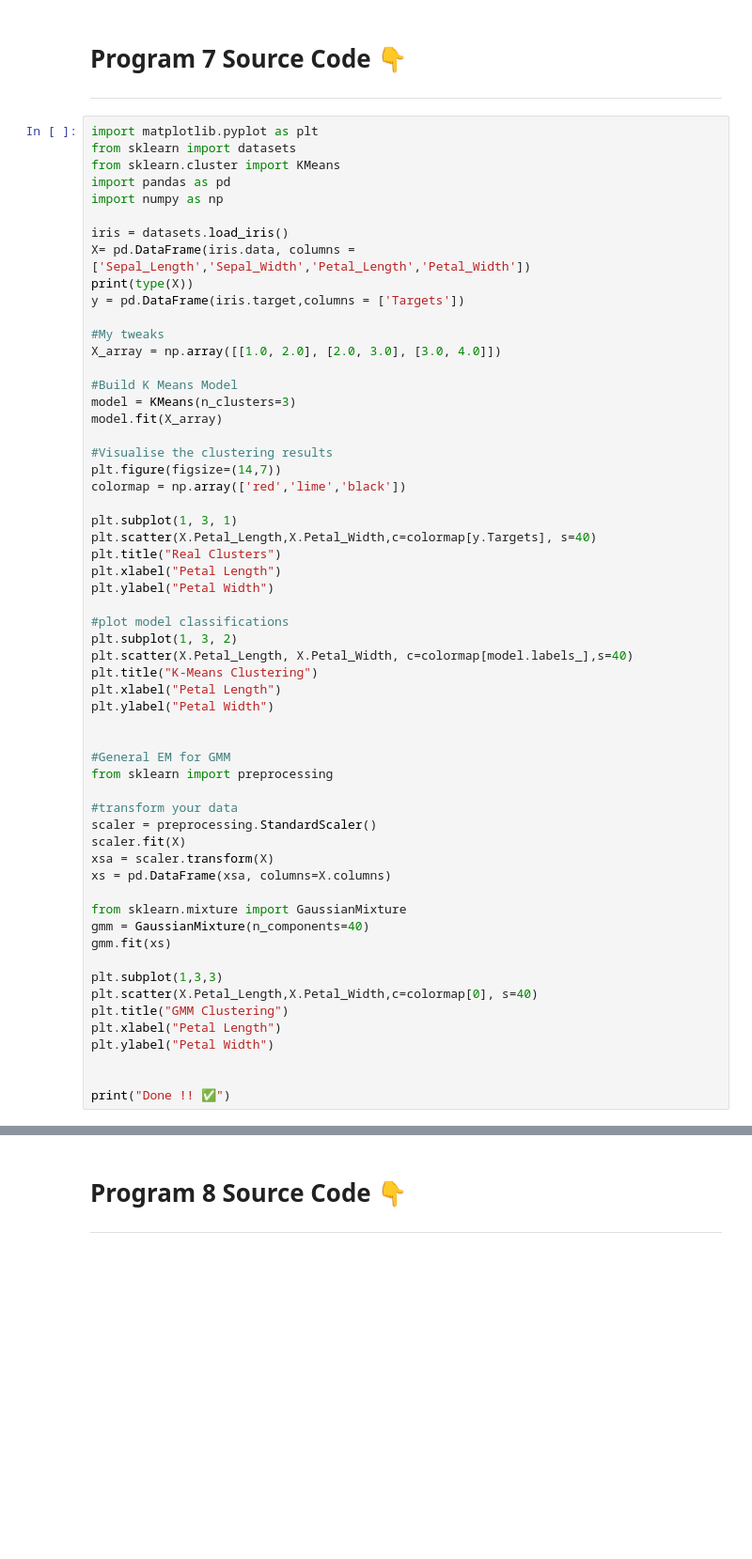
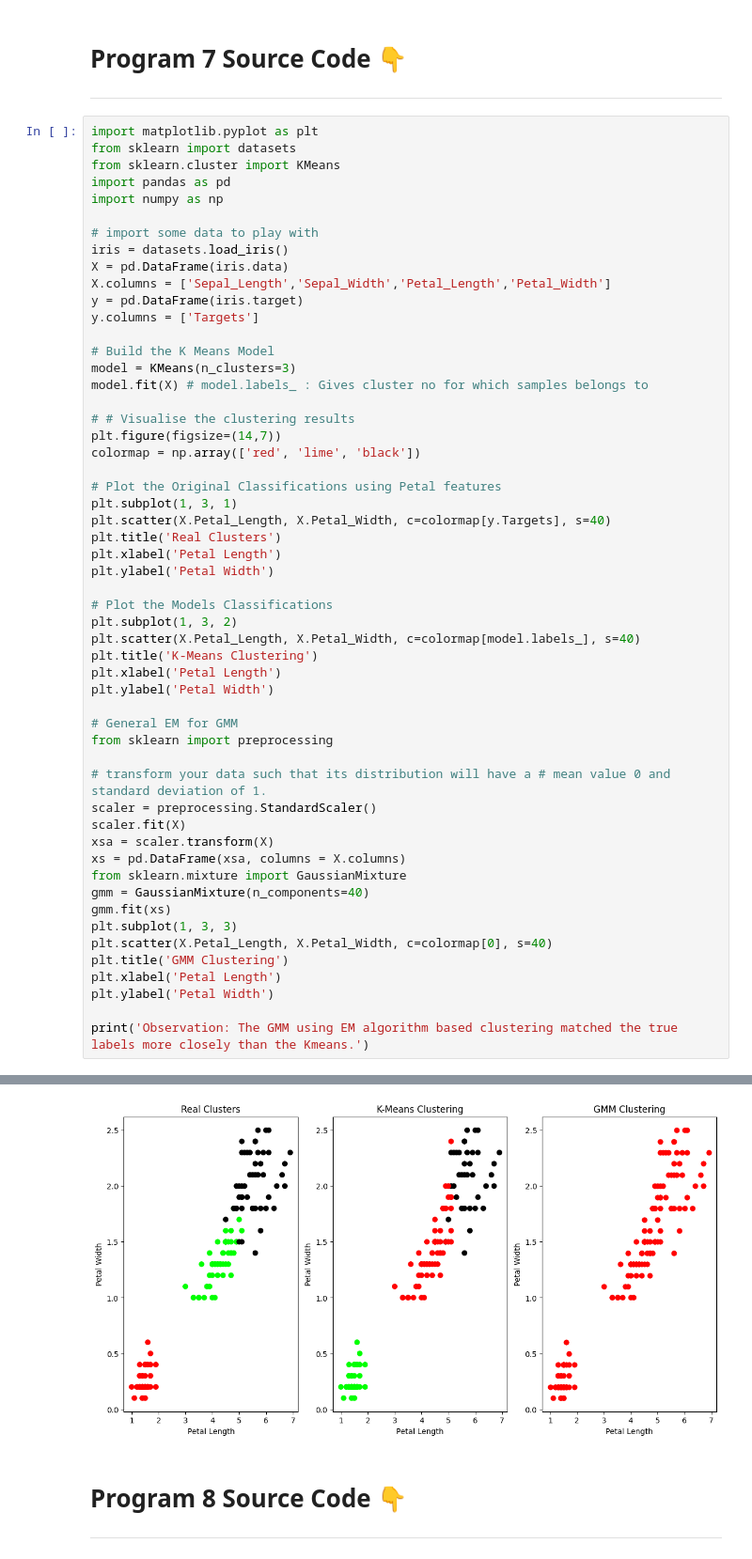
Before and after one commit to Younus-Saberi/LabPrograms, a Jupyter notebook: AIML-Lab/pro1.ipynb, the cells around one changed output, grey strips where cells are left out. Shown at 94% size. Saved outputs shown, nothing was run; the diff lists cells and outputs as text; blank space fills up the shorter version.

```diff
--- a/AIML-Lab/pro1.ipynb
+++ b/AIML-Lab/pro1.ipynb
@@ -316,55 +316,51 @@ from sklearn.cluster import KMeans
 import pandas as pd
 import numpy as np
 
+# import some data to play with
 iris = datasets.load_iris()
-X= pd.DataFrame(iris.data, columns = ['Sepal_Length','Sepal_Width','Petal_Length','Petal_Width'])
-print(type(X))
-y = pd.DataFrame(iris.target,columns = ['Targets'])
+X = pd.DataFrame(iris.data)
+X.columns = ['Sepal_Length','Sepal_Width','Petal_Length','Petal_Width']
+y = pd.DataFrame(iris.target)
+y.columns = ['Targets']
 
-#My tweaks
-X_array = np.array([[1.0, 2.0], [2.0, 3.0], [3.0, 4.0]])
+# Build the K Means Model
+model = KMeans(n_clusters=3)
+model.fit(X) # model.labels_ : Gives cluster no for which samples belongs to
 
-#Build K Means Model
-model = KMeans(n_clusters=3)
-model.fit(X_array)
+# # Visualise the clustering results
+plt.figure(figsize=(14,7))
+colormap = np.array(['red', 'lime', 'black'])
 
-#Visualise the clustering results
-plt.figure(figsize=(14,7))
-colormap = np.array(['red','lime','black'])
+# Plot the Original Classifications using Petal features
+plt.subplot(1, 3, 1)
+plt.scatter(X.Petal_Length, X.Petal_Width, c=colormap[y.Targets], s=40)
+plt.title('Real Clusters')
+plt.xlabel('Petal Length')
+plt.ylabel('Petal Width')
 
-plt.subplot(1, 3, 1)
-plt.scatter(X.Petal_Length,X.Petal_Width,c=colormap[y.Targets], s=40)
-plt.title("Real Clusters")
-plt.xlabel("Petal Length")
-plt.ylabel("Petal Width")
+# Plot the Models Classifications
+plt.subplot(1, 3, 2)
+plt.scatter(X.Petal_Length, X.Petal_Width, c=colormap[model.labels_], s=40)
+plt.title('K-Means Clustering')
+plt.xlabel('Petal Length')
+plt.ylabel('Petal Width')
 
-#plot model classifications
-plt.subplot(1, 3, 2)
-plt.scatter(X.Petal_Length, X.Petal_Width, c=colormap[model.labels_],s=40)
-plt.title("K-Means Clustering")
-plt.xlabel("Petal Length")
-plt.ylabel("Petal Width")
-
-
-#General EM for GMM
+# General EM for GMM
 from sklearn import preprocessing
 
-#transform your data
+# transform your data such that its distribution will have a # mean value 0 and standard deviation of 1.
 scaler = preprocessing.StandardScaler()
 scaler.fit(X)
 xsa = scaler.transform(X)
-xs = pd.DataFrame(xsa, columns=X.columns)
-
+xs = pd.DataFrame(xsa, columns = X.columns)
 from sklearn.mixture import GaussianMixture
 gmm = GaussianMixture(n_components=40)
 gmm.fit(xs)
+plt.subplot(1, 3, 3)
+plt.scatter(X.Petal_Length, X.Petal_Width, c=colormap[0], s=40)
+plt.title('GMM Clustering')
+plt.xlabel('Petal Length')
+plt.ylabel('Petal Width')
 
-plt.subplot(1,3,3)
-plt.scatter(X.Petal_Length,X.Petal_Width,c=colormap[0], s=40)
-plt.title("GMM Clustering")
-plt.xlabel("Petal Length")
-plt.ylabel("Petal Width")
-
-
-print("Done !! ✅")
+print('Observation: The GMM using EM algorithm based clustering matched the true labels more closely than the Kmeans.')
 # %% [output]
@@ -373,3 +368,4 @@ AttributeError: 'NoneType' object has no attribute 'split'
+[figure, added]
 # %% [markdown]
 # Program 8 Source Code 👇
 ---
```
Also changed, not shown: parts of 1 cell of this notebook.
